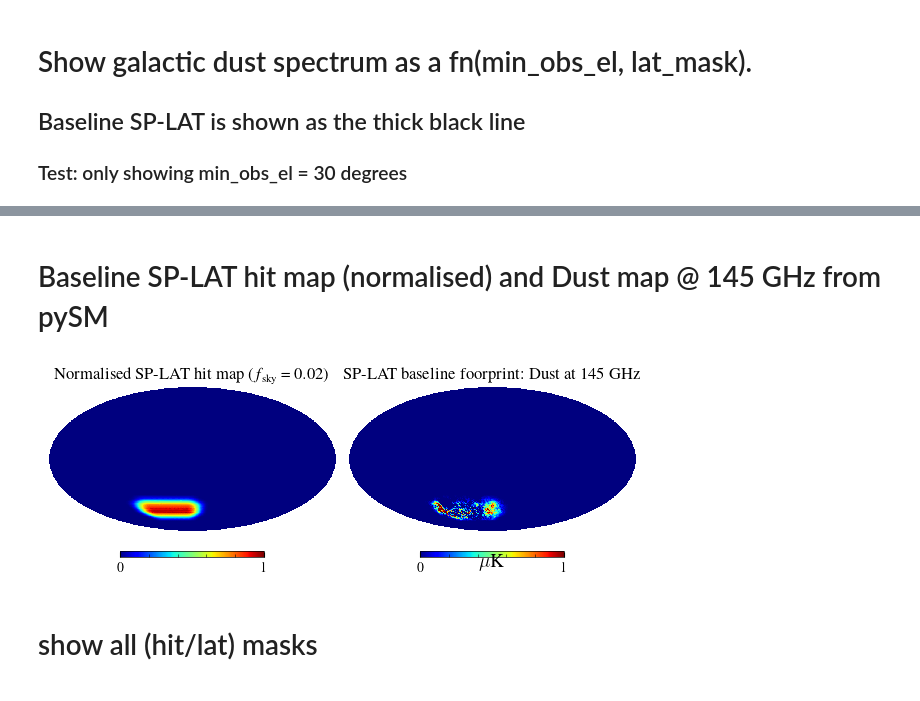
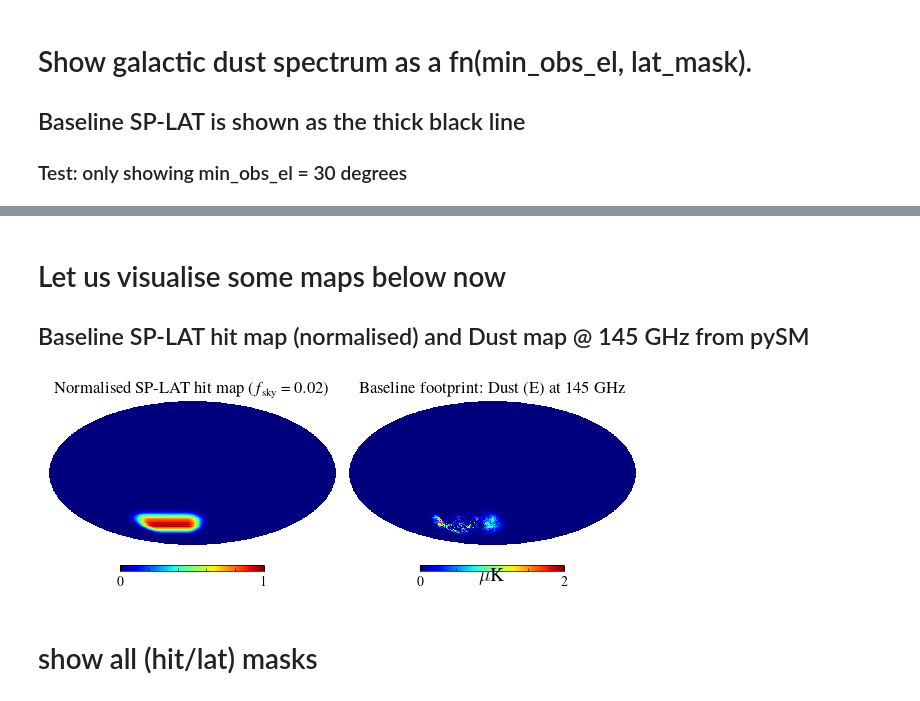
Before and after one commit to sriniraghunathan/cmbs4_minobsel_galcuts, a Jupyter notebook: analyse_results.ipynb, the cells around one changed output, grey strips where cells are left out. Saved outputs shown, nothing was run; the diff lists cells and outputs as text; code cells hidden in the pictures.

```diff
--- a/analyse_results.ipynb
+++ b/analyse_results.ipynb
@@ -107,22 +171,26 @@ Analysing results for minimum observation elevation = 30 degrees
 # %% [markdown]
-# Baseline SP-LAT hit map (normalised) and Dust map @ 145 GHz from pySM
+# Let us visualise some maps below now
+## Baseline SP-LAT hit map (normalised) and Dust map @ 145 GHz from pySM
 # %%
 #calculate SP-LAT baseline again
-minval, maxval = 0., 1. #50.
+minval, maxval = 0., 2. #50.
 dust_map = H.read_map('data/cmbs4_dust_uKCMB_LAT-MFL2_nside512_dust_0000.fits', field = (0,1,2))
 if which_spec == 'TT':
     dust_map = dust_map[0]
+    dust_map_str = 'T'
 elif which_spec == 'EE':
     dust_map = dust_map[1]
+    dust_map_str = 'E'
 hit_map = H.read_map('data/cmbs4_hitmap_LAT-MFPL1_pole_nside512_1_of_1.fits')
 hit_map = hit_map / np.max(hit_map)
 #fsky=np.sum(hit_map[hit_map>0.]/len(hit_map))
 #fsky=len( np.where(hit_map>0.3)[0] )/len(hit_map)
 fsky=np.mean(hit_map)
 H.mollview(hit_map, sub = (121), min = 0., max = 1., title = r'Normalised SP-LAT hit map ($f_{\rm sky} = %.2f$)' %(fsky));
-H.mollview(dust_map * hit_map, sub = (122), unit = r'$\mu$K', min = minval, max = maxval, title = r'SP-LAT baseline foorprint: Dust at 145 GHz' %(fsky)); show()
+H.mollview(dust_map * hit_map, sub = (122), unit = r'$\mu$K', min = minval, max = maxval, title = r'Baseline footprint: Dust (%s) at 145 GHz' %(dust_map_str));
+show()
 # %% [output]
-[figure, old version]
+[figure, new version]
 # %% [markdown]
 # show all (hit/lat) masks
 # %%
```
Also changed, not shown: parts of 8 cells of this notebook, 1 other file.
